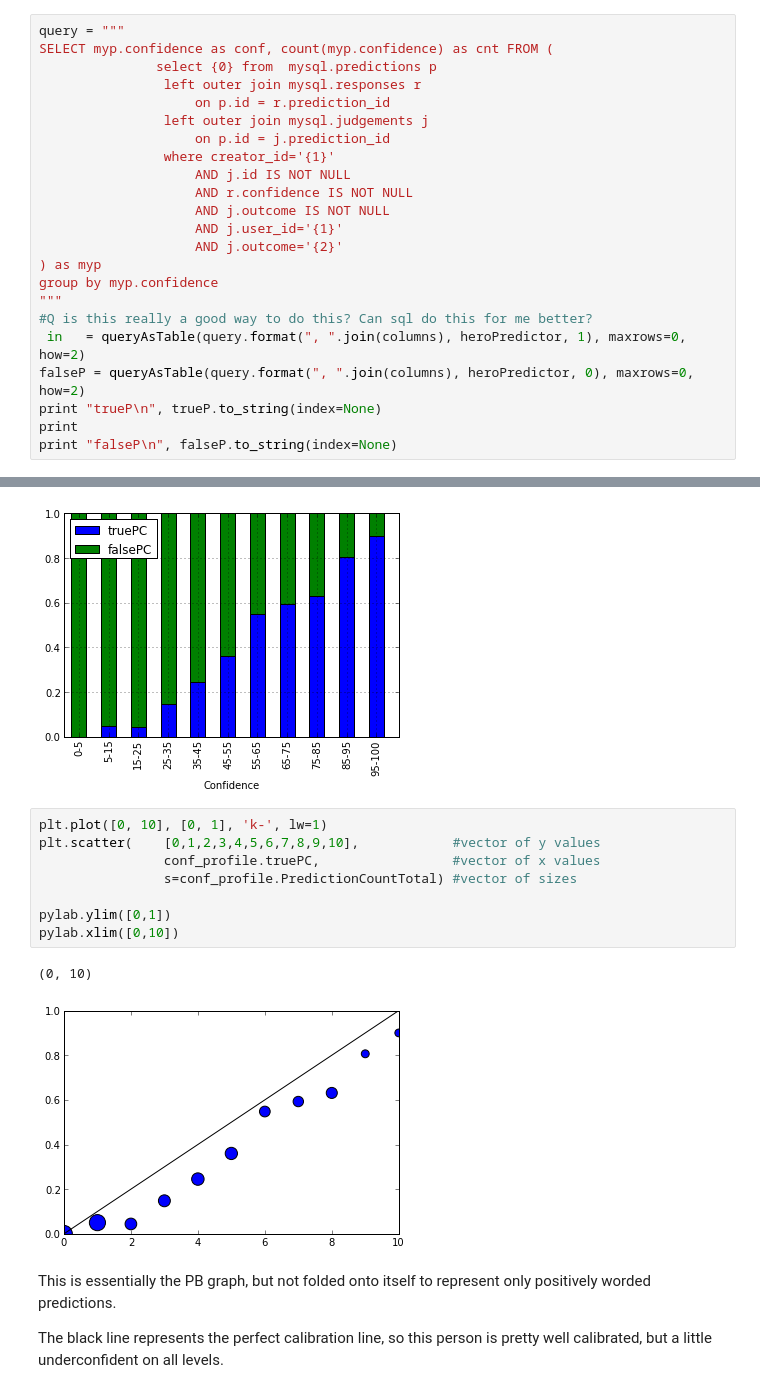
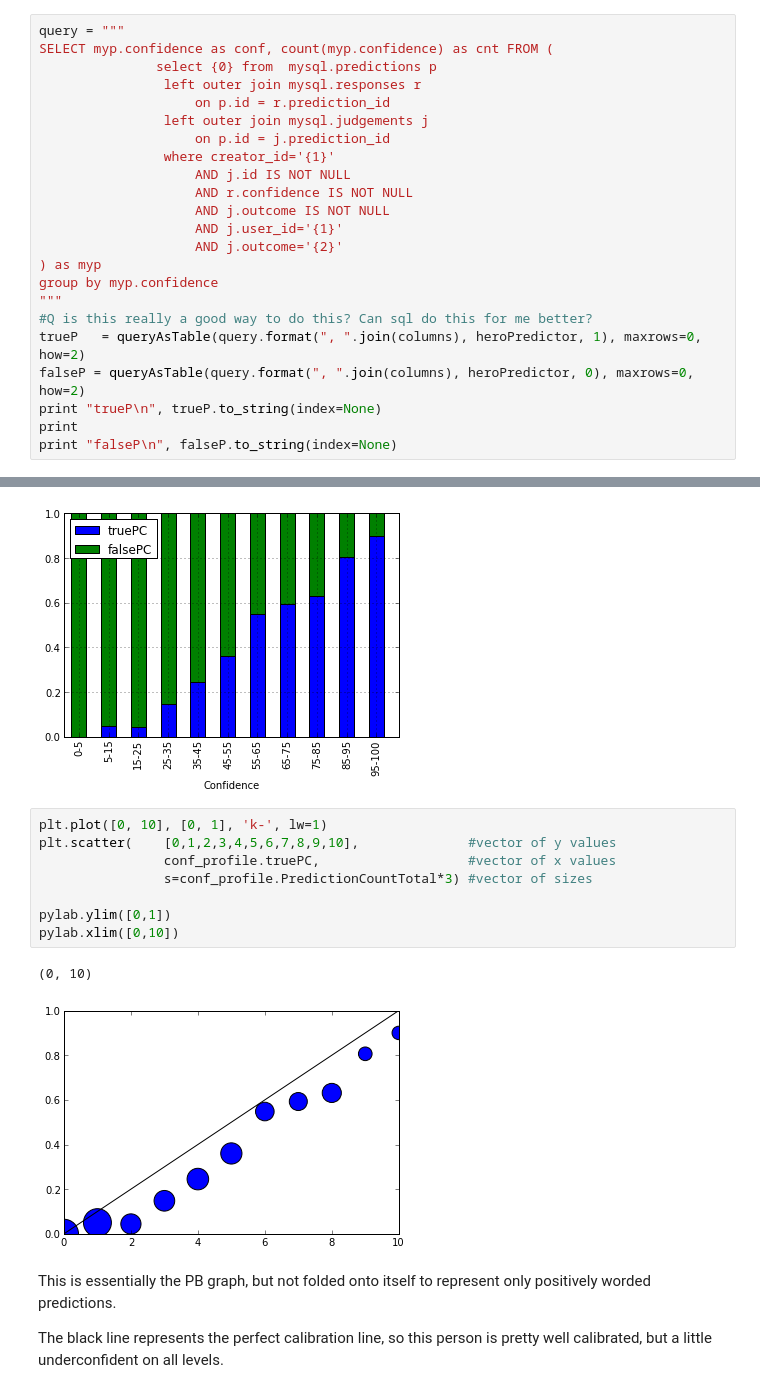
Before and after one commit to notionparallax/GA-DataScience, a Jupyter notebook: Prediction book analysis/PB exploration.ipynb, the cells around one changed output, grey strips where cells are left out. Cells and saved outputs as stored; diff of their text form.

```diff
--- a/Prediction book analysis/PB exploration.ipynb
+++ b/Prediction book analysis/PB exploration.ipynb
@@ -289,7 +289,7 @@ SELECT myp.confidence as conf, count(myp.confidence) as cnt FROM (
 group by myp.confidence
 """
 #Q is this really a good way to do this? Can sql do this for me better?
- in   = queryAsTable(query.format(", ".join(columns), heroPredictor, 1), maxrows=0, how=2)
+trueP   = queryAsTable(query.format(", ".join(columns), heroPredictor, 1), maxrows=0, how=2)
 falseP = queryAsTable(query.format(", ".join(columns), heroPredictor, 0), maxrows=0, how=2)
 print "trueP\n", trueP.to_string(index=None)
 print
@@ -444,15 +444,15 @@ conf_profile.loc[:,["Confidence", "truePC", "falsePC"]].set_index('Confidence').
 [figure]
 # %%
 plt.plot([0, 10], [0, 1], 'k-', lw=1)
-plt.scatter(    [0,1,2,3,4,5,6,7,8,9,10],            #vector of y values
-                conf_profile.truePC,                 #vector of x values
-                s=conf_profile.PredictionCountTotal) #vector of sizes
+plt.scatter(    [0,1,2,3,4,5,6,7,8,9,10],              #vector of y values
+                conf_profile.truePC,                   #vector of x values
+                s=conf_profile.PredictionCountTotal*3) #vector of sizes
 
 pylab.ylim([0,1])
 pylab.xlim([0,10])
 # %% [output]
 (0, 10)
-[figure, old version]
+[figure, new version]
 # %% [markdown]
 This is essentially the PB graph, but not folded onto itself to represent only positively worded predictions.
 
```
Also changed, not shown: parts of 11 cells of this notebook.
